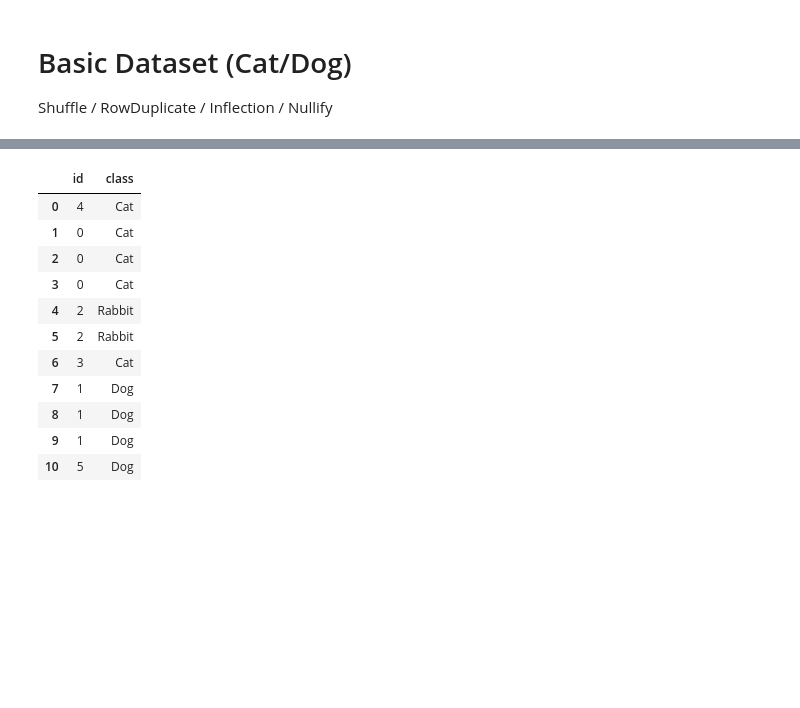
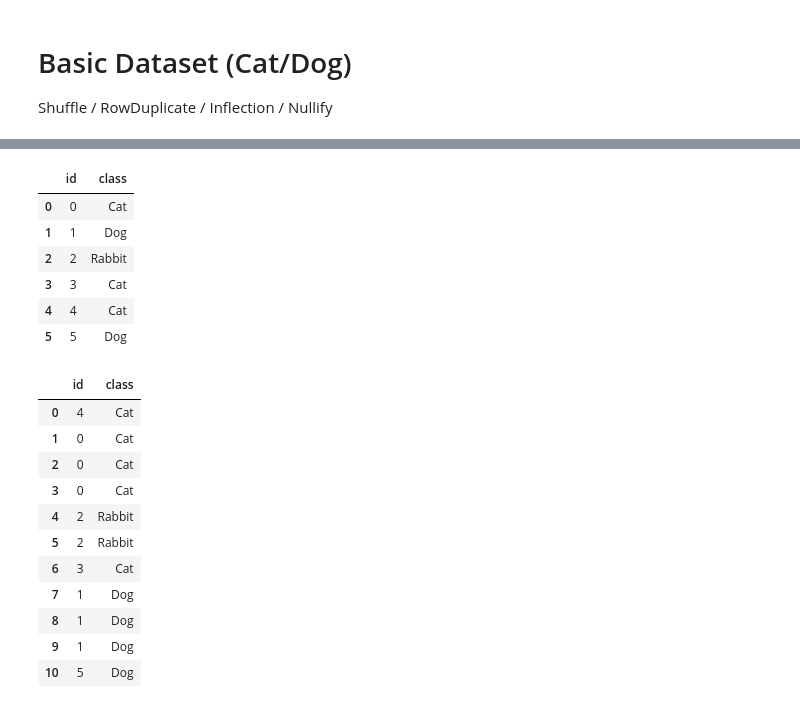
Before and after one commit to joeltanwr/DirtyDF, a Jupyter notebook: test_notebooks/combination_tests.ipynb, the cells around one changed output, grey strips where cells are left out. Cells and saved outputs as stored; diff of their text form; code cells hidden in the pictures; blank space fills up the shorter version.

```diff
--- a/test notebooks/combination_tests.ipynb
+++ b/test_notebooks/combination_tests.ipynb
@@ -41,3 +63,13 @@ test1.summarise_stainers()
+# %%
+animal
+# %% [output]
+|  | id | class |
+| 0 | 0 | Cat |
+| 1 | 1 | Dog |
+| 2 | 2 | Rabbit |
+| 3 | 3 | Cat |
+| 4 | 4 | Cat |
+| 5 | 5 | Dog |
 # %%
 r1 = test1.run_stainer()
 r2 = r1.run_stainer()
```
Also changed, not shown: parts of 10 cells of this notebook, 1 other file.
